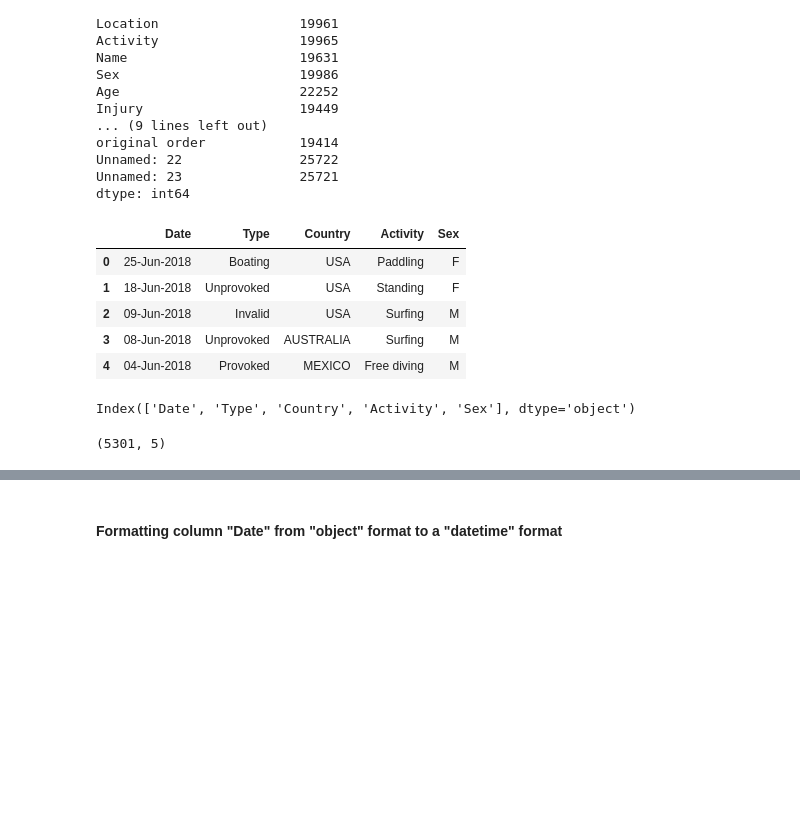
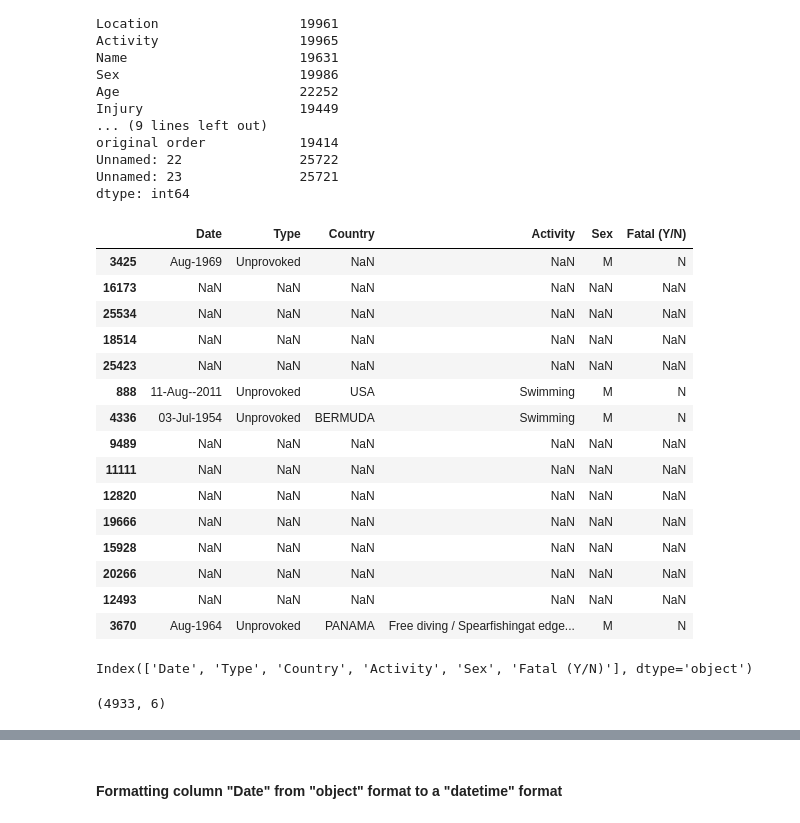
Before and after one commit to ironhack-bcn-data-june-2020/PR02-project-pandas, a Jupyter notebook: Project 2 - Shark Attacks.ipynb, the cells around one changed output, grey strips where cells are left out. Cells and saved outputs as stored; diff of their text form; code cells hidden in the pictures; blank space fills up the shorter version.

```diff
--- a/Project 2 - Shark Attacks.ipynb
+++ b/Project 2 - Shark Attacks.ipynb
@@ -182,26 +182,36 @@ Unnamed: 23               25721
 dtype: int64
 # %%
 #La mayor parte de la columnas tienen como mínimo el 50% de datos nulos, así que... vamos a dejar caer las columnas menos interesantes:
-re_sharks = sharks.filter(['Date','Type','Country', "Activity", "Sex "], axis=1)
-re_sharks.head()
+re_sharks = sharks.filter(['Date','Type','Country', "Activity", "Sex ", "Fatal (Y/N)"], axis=1)
+re_sharks.sample(15)
 # %% [output]
-|  | Date | Type | Country | Activity | Sex |
-| 0 | 25-Jun-2018 | Boating | USA | Paddling | F |
-| 1 | 18-Jun-2018 | Unprovoked | USA | Standing | F |
-| 2 | 09-Jun-2018 | Invalid | USA | Surfing | M |
-| 3 | 08-Jun-2018 | Unprovoked | AUSTRALIA | Surfing | M |
-| 4 | 04-Jun-2018 | Provoked | MEXICO | Free diving | M |
+|  | Date | Type | Country | Activity | Sex | Fatal (Y/N) |
+| 3425 | Aug-1969 | Unprovoked | NaN | NaN | M | N |
+| 16173 | NaN | NaN | NaN | NaN | NaN | NaN |
+| 25534 | NaN | NaN | NaN | NaN | NaN | NaN |
+| 18514 | NaN | NaN | NaN | NaN | NaN | NaN |
+| 25423 | NaN | NaN | NaN | NaN | NaN | NaN |
+| 888 | 11-Aug--2011 | Unprovoked | USA | Swimming | M | N |
+| 4336 | 03-Jul-1954 | Unprovoked | BERMUDA | Swimming | M | N |
+| 9489 | NaN | NaN | NaN | NaN | NaN | NaN |
+| 11111 | NaN | NaN | NaN | NaN | NaN | NaN |
+| 12820 | NaN | NaN | NaN | NaN | NaN | NaN |
+| 19666 | NaN | NaN | NaN | NaN | NaN | NaN |
+| 15928 | NaN | NaN | NaN | NaN | NaN | NaN |
+| 20266 | NaN | NaN | NaN | NaN | NaN | NaN |
+| 12493 | NaN | NaN | NaN | NaN | NaN | NaN |
+| 3670 | Aug-1964 | Unprovoked | PANAMA | Free diving / Spearfishingat edge... | M | N |
 # %%
 #La columna "Sex" tiene un espacio blanco, vamos a renombrarla:
 re_sharks.rename(columns={"Sex ":"Sex"}, inplace=True)
 re_sharks.columns
 # %% [output]
-Index(['Date', 'Type', 'Country', 'Activity', 'Sex'], dtype='object')
+Index(['Date', 'Type', 'Country', 'Activity', 'Sex', 'Fatal (Y/N)'], dtype='object')
 # %%
 #y ahora dejamos caer las filas con datos nulos:
 reshaped_sharks = re_sharks.dropna()
 reshaped_sharks.shape
 # %% [output]
-(5301, 5)
+(4933, 6)
 # %%
 #Hemos pasado de 25723 filas a 5301... un 20% de la tabla original :)
```
Also changed, not shown: parts of 43 cells of this notebook.
